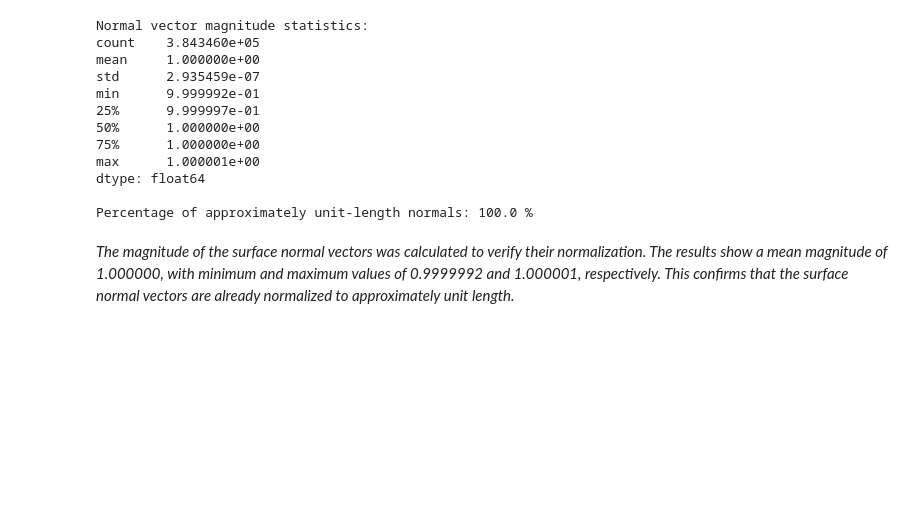
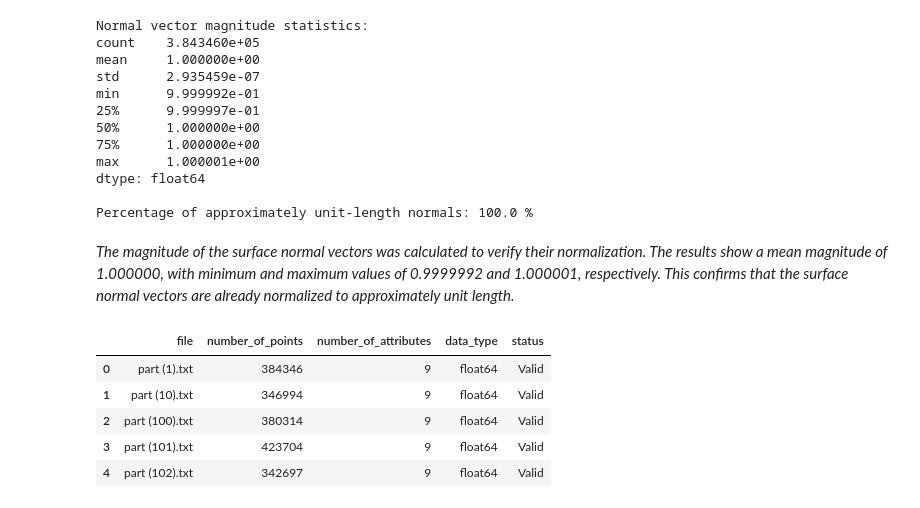
Before and after one commit to AbubakarDanhaya/pointnet-concrete-defect-robustness, a Jupyter notebook: notebooks/01_dataset_exploration.ipynb, the cells around one changed output. Cells and saved outputs as stored; diff of their text form; code cells hidden in the pictures; blank space fills up the shorter version.

```diff
--- a/notebooks/01_dataset_exploration.ipynb
+++ b/notebooks/01_dataset_exploration.ipynb
@@ -205,3 +205,40 @@ dtype: float64
 Percentage of approximately unit-length normals: 100.0 %
 # %% [markdown]
 _The magnitude of the surface normal vectors was calculated to verify their normalization. The results show a mean magnitude of 1.000000, with minimum and maximum values of 0.9999992 and 1.000001, respectively. This confirms that the surface normal vectors are already normalized to approximately unit length._
+# %%
+# Inspect the structure of every point-cloud file
+file_structure = []
+
+for file in point_files:
+    try:
+        cloud = np.loadtxt(file, ndmin=2)
+
+        file_structure.append({
+            "file": file.name,
+            "number_of_points": cloud.shape[0],
+            "number_of_attributes": cloud.shape[1],
+            "data_type": str(cloud.dtype),
+            "status": "Valid"
+        })
+
+    except (ValueError, OSError) as error:
+        file_structure.append({
+            "file": file.name,
+            "number_of_points": None,
+            "number_of_attributes": None,
+            "data_type": None,
+            "status": str(error)
+        })
+
+# Convert results into a DataFrame
+file_structure_df = pd.DataFrame(file_structure)
+
+# Display the first five results
+file_structure_df.head()
+# %% [output]
+|  | file | number_of_points | number_of_attributes | data_type | status |
+| 0 | part (1).txt | 384346 | 9 | float64 | Valid |
+| 1 | part (10).txt | 346994 | 9 | float64 | Valid |
+| 2 | part (100).txt | 380314 | 9 | float64 | Valid |
+| 3 | part (101).txt | 423704 | 9 | float64 | Valid |
+| 4 | part (102).txt | 342697 | 9 | float64 | Valid |
```
Also changed, not shown: parts of 2 cells of this notebook.
